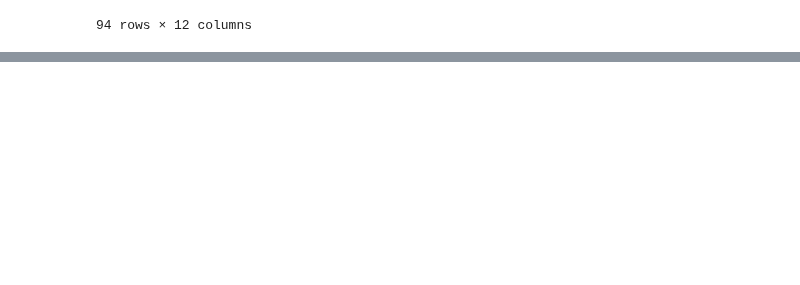
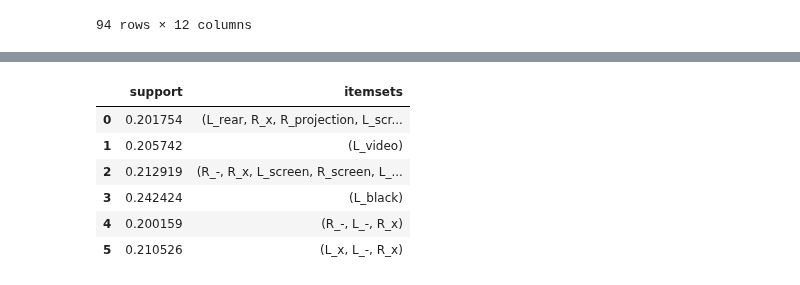
Before and after one commit to vincenzomartello/deepmatcher-experiments, a Jupyter notebook: notebooks/WalmartAmazon/explanations.ipynb, the cells around one changed output, grey strips where cells are left out. Cells and saved outputs as stored; diff of their text form; code cells hidden in the pictures; blank space fills up the shorter version.

```diff
--- a/notebooks/WalmartAmazon/explanations.ipynb
+++ b/notebooks/WalmartAmazon/explanations.ipynb
@@ -127,0 +177,13 @@ critical_forPositives['title'][1]
+# %%
+neg_pattern_on_title = getMaxFrequentPatterns(flippedpos[flippedpos.alteredAttributes==('title',)],
+                                             ['ltable_title','rtable_title'])
+# %%
+neg_pattern_on_title.head(10)
+# %% [output]
+|  | support | itemsets |
+| 0 | 0.201754 | (L_rear, R_x, R_projection, L_scr... |
+| 1 | 0.205742 | (L_video) |
+| 2 | 0.212919 | (R_-, R_x, L_screen, R_screen, L_... |
+| 3 | 0.242424 | (L_black) |
+| 4 | 0.200159 | (R_-, L_-, R_x) |
+| 5 | 0.210526 | (L_x, L_-, R_x) |
```
Also changed, not shown: parts of 28 cells of this notebook, 43 other files.
